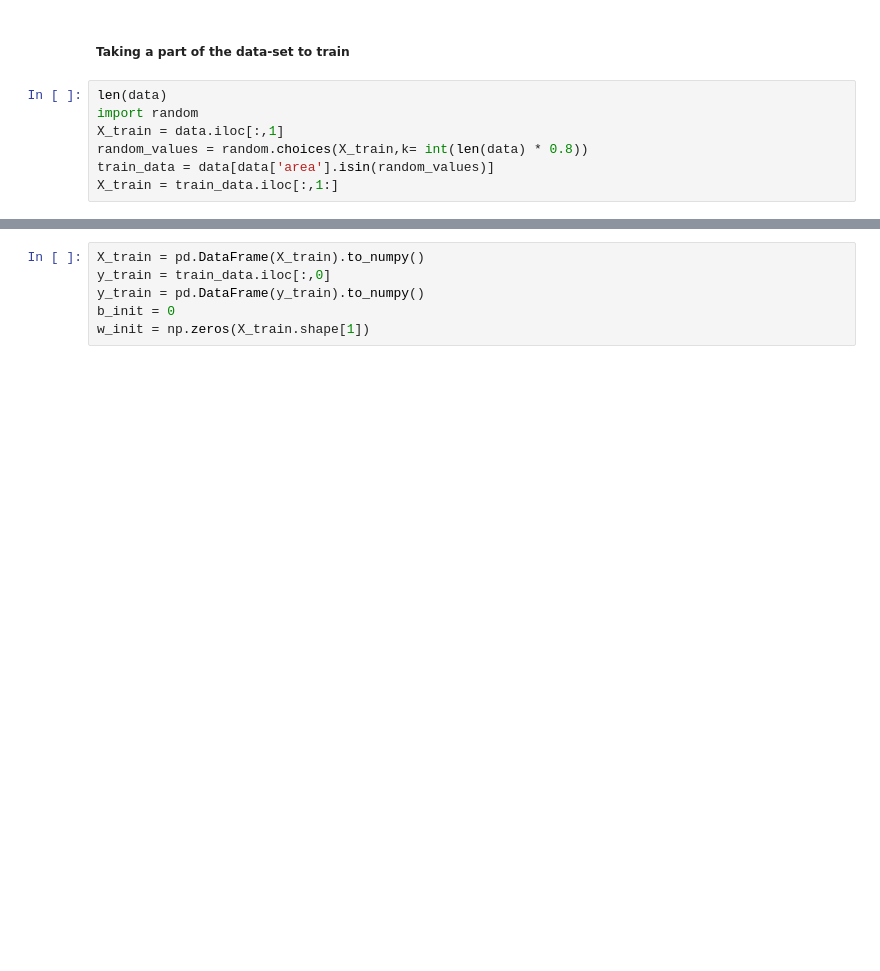
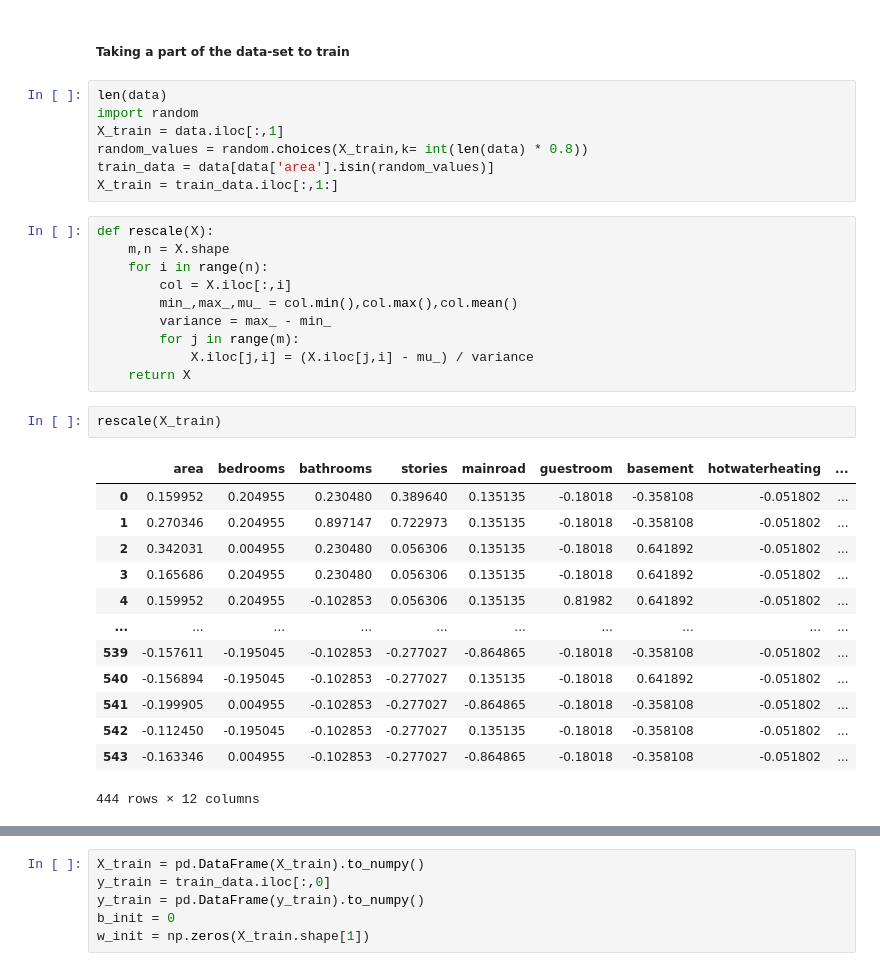
Before and after one commit to MoNafea01/IEEE-Ras-AI-2023, a Jupyter notebook: Task29/solution.ipynb, the cells around one changed output, grey strips where cells are left out. Drawn from its saved outputs; the diff is of its cells as text; blank space fills up the shorter version.

```diff
--- a/Task29/solution.ipynb
+++ b/Task29/solution.ipynb
@@ -43,3 +43,29 @@ X_train = data.iloc[:,1]
 random_values = random.choices(X_train,k= int(len(data) * 0.8))
 train_data = data[data['area'].isin(random_values)]
 X_train = train_data.iloc[:,1:]
+# %%
+def rescale(X):
+    m,n = X.shape
+    for i in range(n):
+        col = X.iloc[:,i]
+        min_,max_,mu_ = col.min(),col.max(),col.mean()
+        variance = max_ - min_
+        for j in range(m):
+            X.iloc[j,i] = (X.iloc[j,i] - mu_) / variance
+    return X
+# %%
+rescale(X_train)
+# %% [output]
+|  | area | bedrooms | bathrooms | stories | mainroad | guestroom | basement | hotwaterheating | ... |
+| 0 | 0.159952 | 0.204955 | 0.230480 | 0.389640 | 0.135135 | -0.18018 | -0.358108 | -0.051802 | ... |
+| 1 | 0.270346 | 0.204955 | 0.897147 | 0.722973 | 0.135135 | -0.18018 | -0.358108 | -0.051802 | ... |
+| 2 | 0.342031 | 0.004955 | 0.230480 | 0.056306 | 0.135135 | -0.18018 | 0.641892 | -0.051802 | ... |
+| 3 | 0.165686 | 0.204955 | 0.230480 | 0.056306 | 0.135135 | -0.18018 | 0.641892 | -0.051802 | ... |
+| 4 | 0.159952 | 0.204955 | -0.102853 | 0.056306 | 0.135135 | 0.81982 | 0.641892 | -0.051802 | ... |
+| ... | ... | ... | ... | ... | ... | ... | ... | ... | ... |
+| 539 | -0.157611 | -0.195045 | -0.102853 | -0.277027 | -0.864865 | -0.18018 | -0.358108 | -0.051802 | ... |
+| 540 | -0.156894 | -0.195045 | -0.102853 | -0.277027 | 0.135135 | -0.18018 | 0.641892 | -0.051802 | ... |
+| 541 | -0.199905 | 0.004955 | -0.102853 | -0.277027 | -0.864865 | -0.18018 | -0.358108 | -0.051802 | ... |
+| 542 | -0.112450 | -0.195045 | -0.102853 | -0.277027 | 0.135135 | -0.18018 | -0.358108 | -0.051802 | ... |
+| 543 | -0.163346 | 0.004955 | -0.102853 | -0.277027 | -0.864865 | -0.18018 | -0.358108 | -0.051802 | ... |
+444 rows × 12 columns
```
Also changed, not shown: parts of 9 cells of this notebook.
